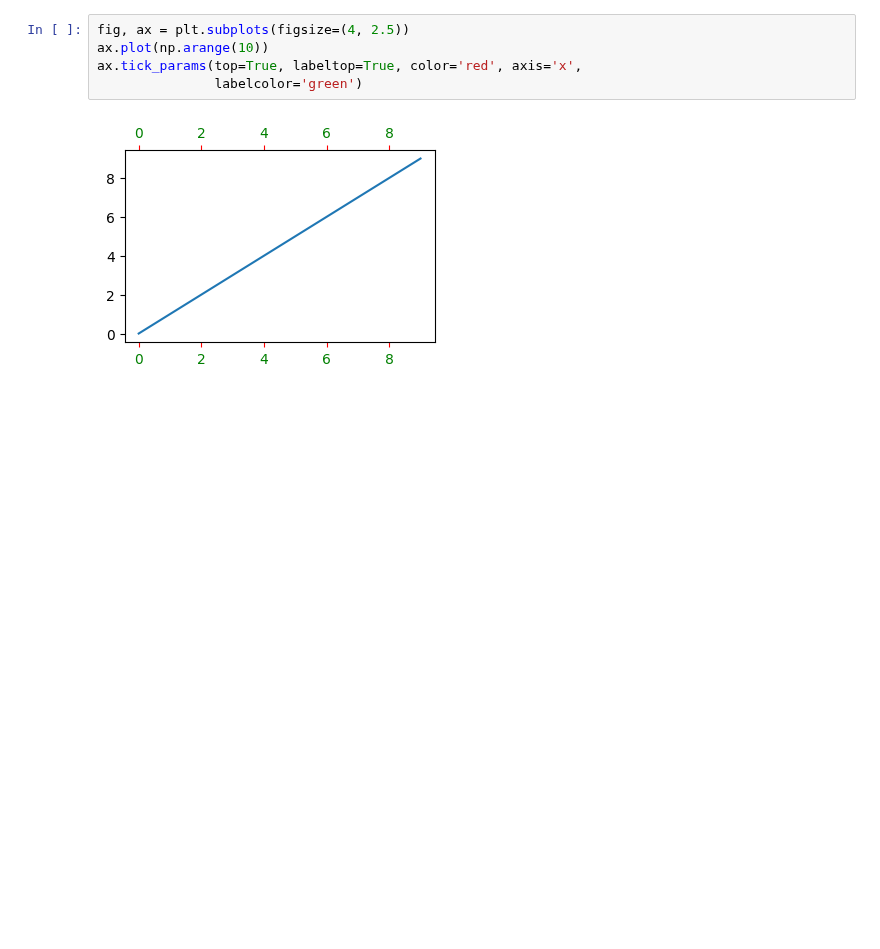
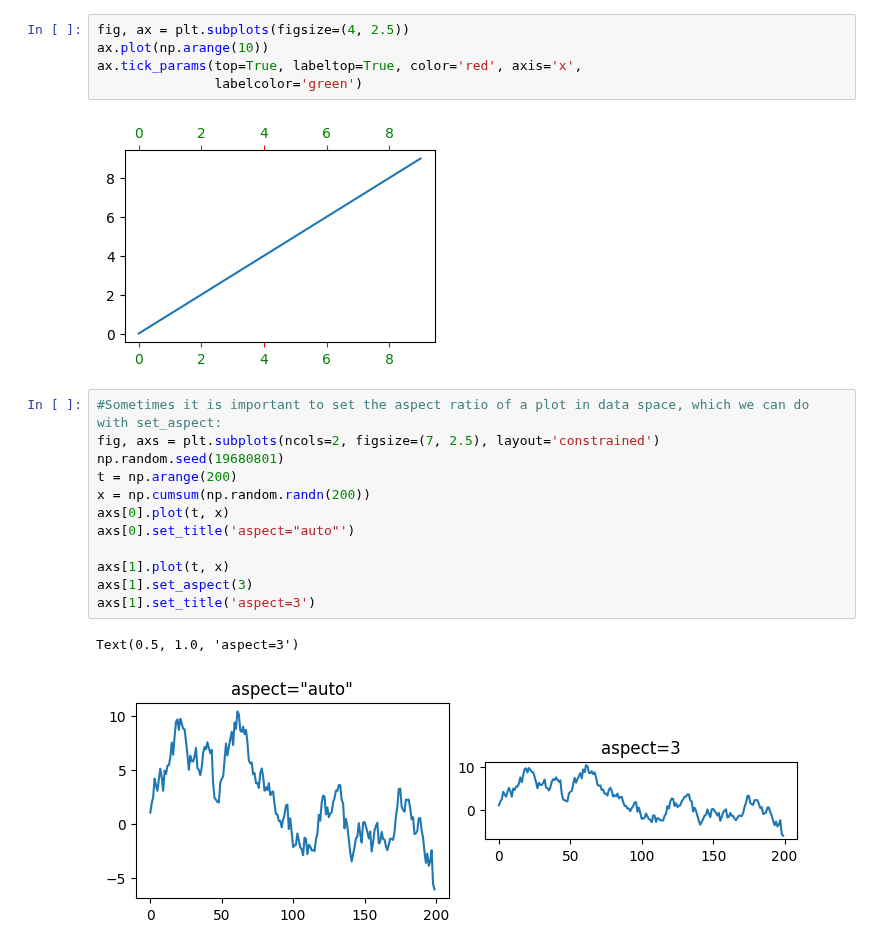
Before and after one commit to manasesmutembei11/ML, a Jupyter notebook: matplotlib_axes&subplots.ipynb, the cells around one changed output. Cells and saved outputs as stored; diff of their text form; blank space fills up the shorter version.

Commit message:
Matplotlib Axes and Subplots

```diff
--- a/matplotlib_axes&subplots.ipynb
+++ b/matplotlib_axes&subplots.ipynb
@@ -62,3 +62,18 @@ ax.tick_params(top=True, labeltop=True, color='red', axis='x',
                labelcolor='green')
 # %% [output]
 [figure]
+# %%
+#Sometimes it is important to set the aspect ratio of a plot in data space, which we can do with set_aspect:
+fig, axs = plt.subplots(ncols=2, figsize=(7, 2.5), layout='constrained')
+np.random.seed(19680801)
+t = np.arange(200)
+x = np.cumsum(np.random.randn(200))
+axs[0].plot(t, x)
+axs[0].set_title('aspect="auto"')
+
+axs[1].plot(t, x)
+axs[1].set_aspect(3)
+axs[1].set_title('aspect=3')
+# %% [output]
+Text(0.5, 1.0, 'aspect=3')
+[figure, added]
```
Also changed, not shown: parts of 8 cells of this notebook.
